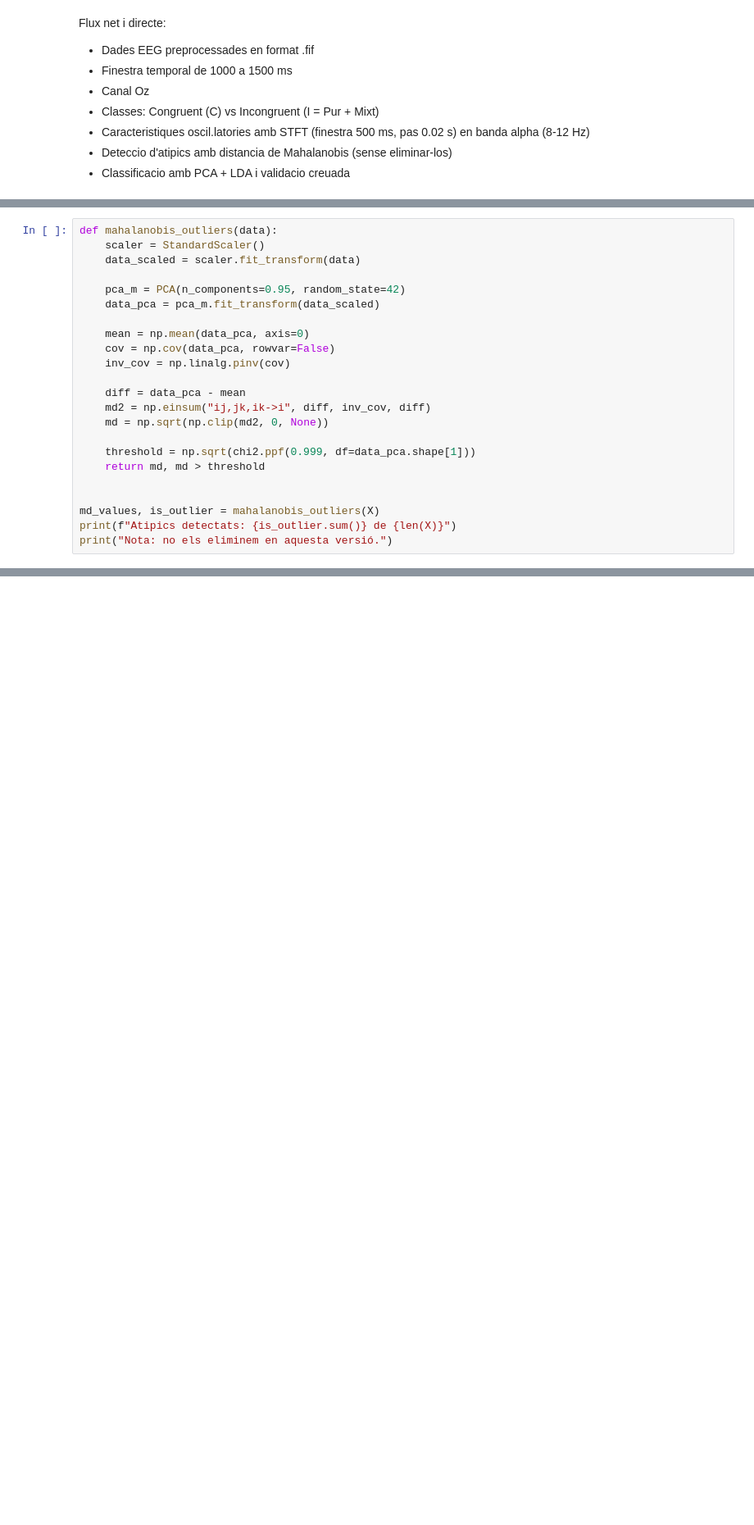
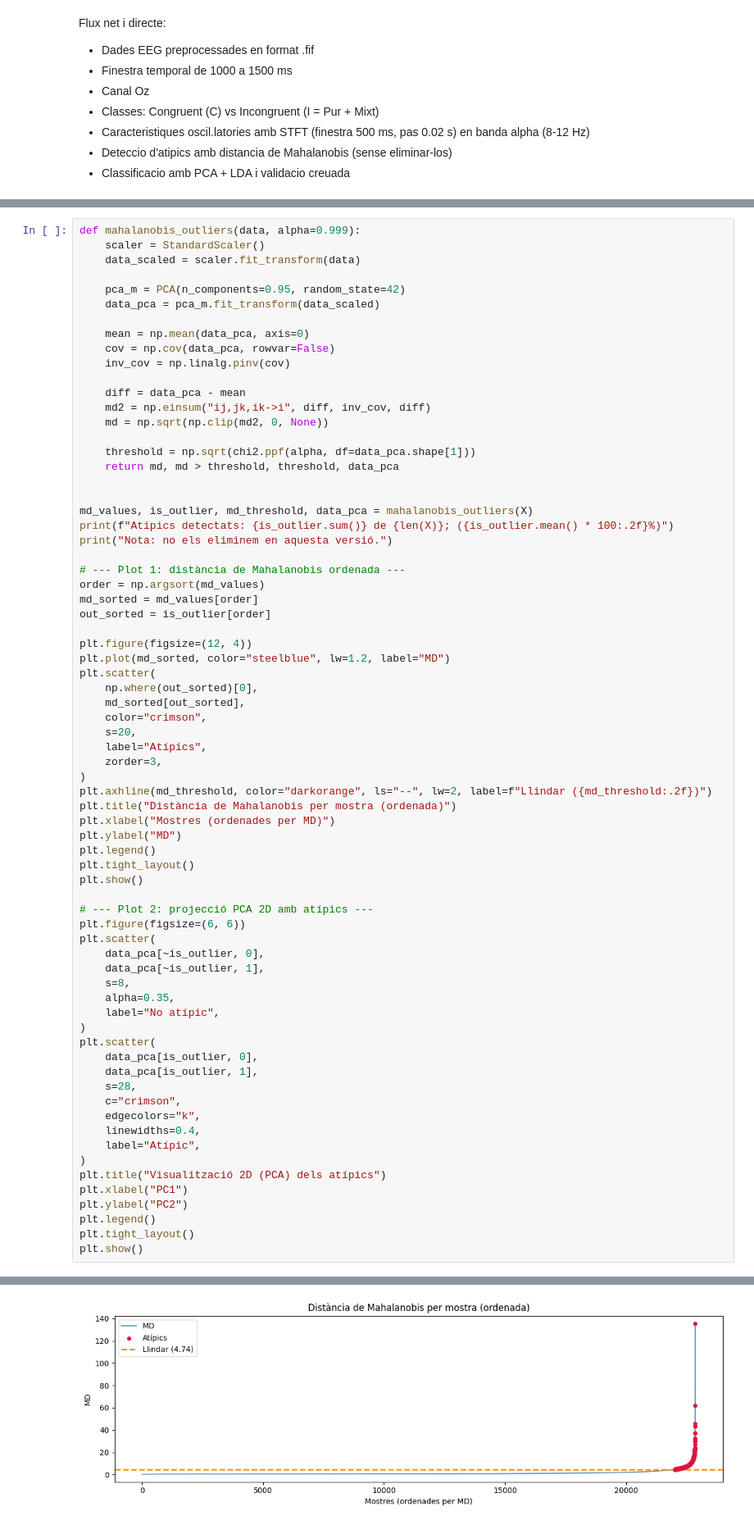
Before and after one commit to nilsduran/TFG, a Jupyter notebook: src/notebooks/02_classificació_simple.ipynb, the cells around one changed output, grey strips where cells are left out. Shown at 82% size. Drawn from its saved outputs; the diff is of its cells as text; blank space fills up the shorter version.

```diff
--- a/src/notebooks/02_classificació_simple.ipynb
+++ b/src/notebooks/02_classificació_simple.ipynb
@@ -156,5 +161,5 @@ Freqs STFT usades (alpha): [ 8  9 10 11 12]
 # %%
-def mahalanobis_outliers(data):
+def mahalanobis_outliers(data, alpha=0.999):
     scaler = StandardScaler()
     data_scaled = scaler.fit_transform(data)
 
@@ -169,11 +174,59 @@ def mahalanobis_outliers(data):
     md2 = np.einsum("ij,jk,ik->i", diff, inv_cov, diff)
     md = np.sqrt(np.clip(md2, 0, None))
 
-    threshold = np.sqrt(chi2.ppf(0.999, df=data_pca.shape[1]))
-    return md, md > threshold
+    threshold = np.sqrt(chi2.ppf(alpha, df=data_pca.shape[1]))
+    return md, md > threshold, threshold, data_pca
 
 
-md_values, is_outlier = mahalanobis_outliers(X)
-print(f"Atipics detectats: {is_outlier.sum()} de {len(X)}")
+md_values, is_outlier, md_threshold, data_pca = mahalanobis_outliers(X)
+print(f"Atipics detectats: {is_outlier.sum()} de {len(X)}; ({is_outlier.mean() * 100:.2f}%)")
 print("Nota: no els eliminem en aquesta versió.")
+
+# --- Plot 1: distància de Mahalanobis ordenada ---
+order = np.argsort(md_values)
+md_sorted = md_values[order]
+out_sorted = is_outlier[order]
+
+plt.figure(figsize=(12, 4))
+plt.plot(md_sorted, color="steelblue", lw=1.2, label="MD")
+plt.scatter(
+    np.where(out_sorted)[0],
+    md_sorted[out_sorted],
+    color="crimson",
+    s=20,
+    label="Atípics",
+    zorder=3,
+)
+plt.axhline(md_threshold, color="darkorange", ls="--", lw=2, label=f"Llindar ({md_threshold:.2f})")
+plt.title("Distància de Mahalanobis per mostra (ordenada)")
+plt.xlabel("Mostres (ordenades per MD)")
+plt.ylabel("MD")
+plt.legend()
+plt.tight_layout()
+plt.show()
+
+# --- Plot 2: projecció PCA 2D amb atípics ---
+plt.figure(figsize=(6, 6))
+plt.scatter(
+    data_pca[~is_outlier, 0],
+    data_pca[~is_outlier, 1],
+    s=8,
+    alpha=0.35,
+    label="No atípic",
+)
+plt.scatter(
+    data_pca[is_outlier, 0],
+    data_pca[is_outlier, 1],
+    s=28,
+    c="crimson",
+    edgecolors="k",
+    linewidths=0.4,
+    label="Atípic",
+)
+plt.title("Visualització 2D (PCA) dels atípics")
+plt.xlabel("PC1")
+plt.ylabel("PC2")
+plt.legend()
+plt.tight_layout()
+plt.show()
 # %% [output]
@@ -181 +234,2 @@ Atipics detectats: 839 de 22860
 Nota: no els eliminem en aquesta versió.
+[figure, added]
```
Also changed, not shown: parts of 14 cells of this notebook.
